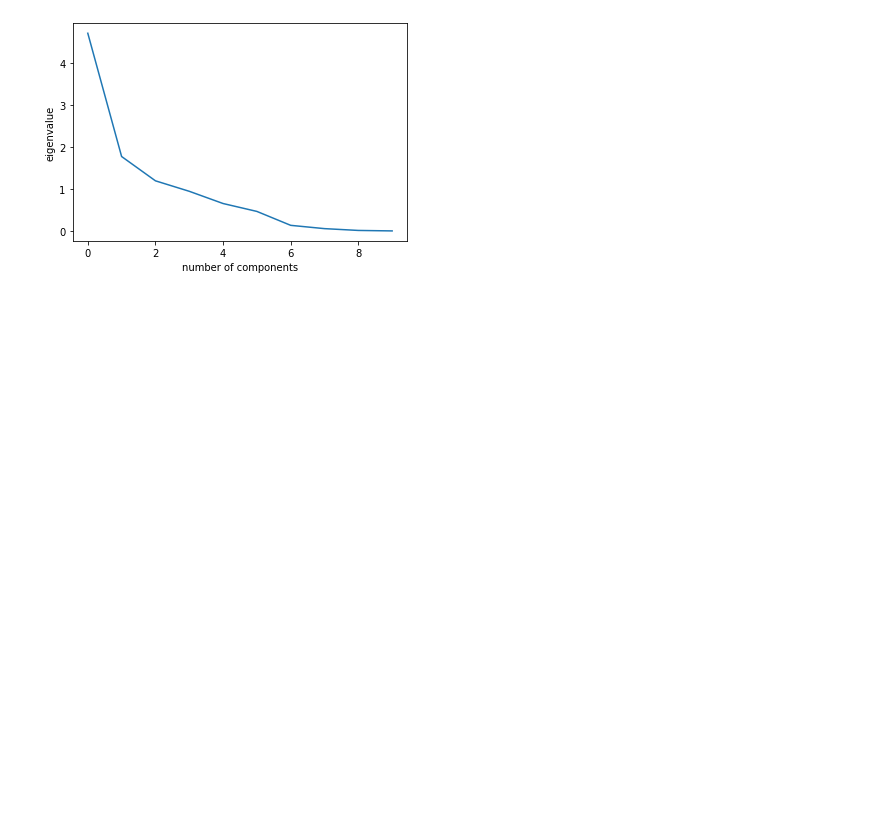
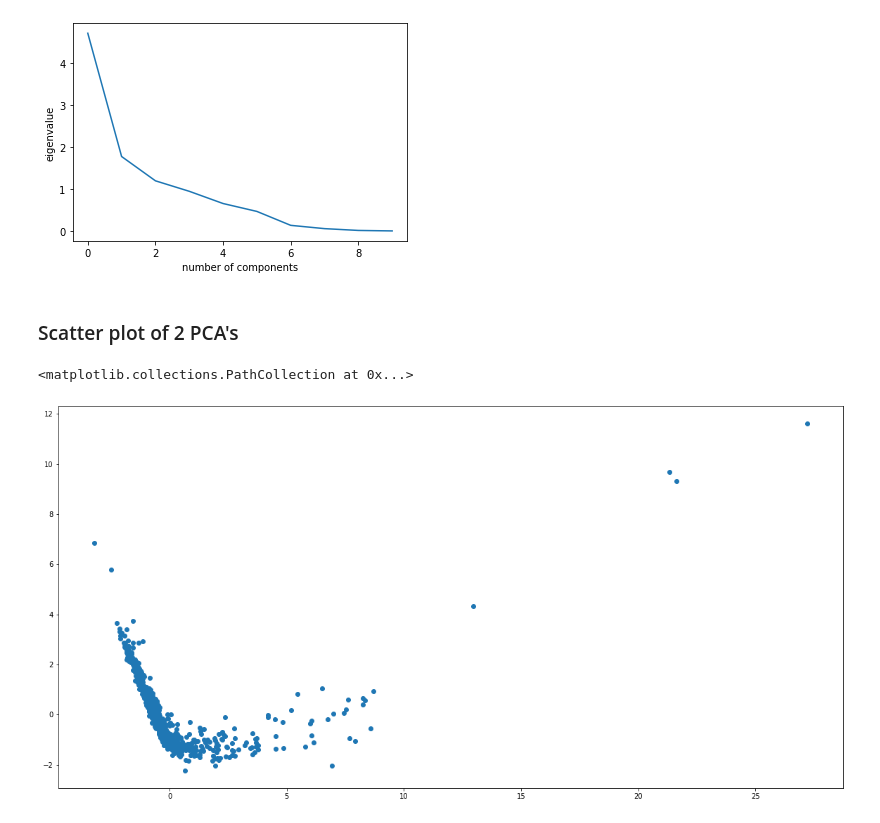
Before and after one commit to rabujamra/Scrapy_Project, a Jupyter notebook: Proj_Tennis.ipynb, the cells around one changed output. Cells and saved outputs as stored; diff of their text form; code cells hidden in the pictures; blank space fills up the shorter version.

```diff
--- a/Proj_Tennis.ipynb
+++ b/Proj_Tennis.ipynb
@@ -360,3 +344,5 @@ Ten1_cont.head(3)
 
 scaler = StandardScaler()
 Ten1_cont_std = scaler.fit_transform(Ten1_cont)
+Ten1_cont_std = pd.DataFrame(Ten1_cont_std, columns=Ten1_cont.columns)
+Ten1_cont_std.head()
@@ -415,3 +414,11 @@ plt.ylabel('eigenvalue')
 plt.show()
 # %% [output]
 [figure]
+# %% [markdown]
+### Scatter plot of 2 PCA's
+# %%
+plt.figure(figsize=(20,10))
+plt.scatter(Ten1_pca.iloc[:,0], Ten1_pca.iloc[:,1])
+# %% [output]
+<matplotlib.collections.PathCollection at 0x...>
+[figure, added]
```
Also changed, not shown: parts of 12 cells of this notebook, 1 other file.
